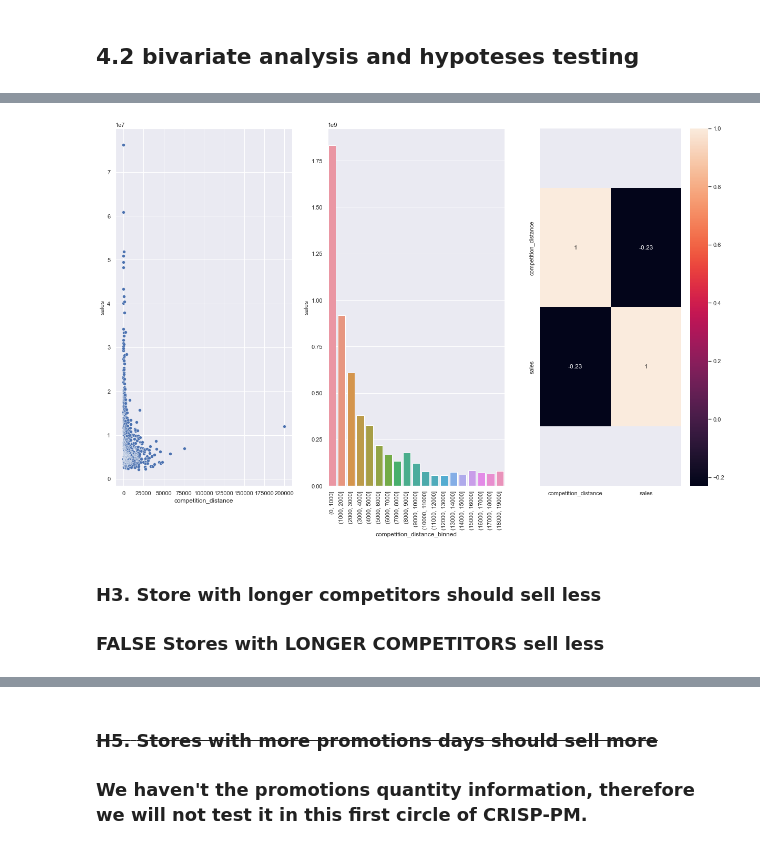
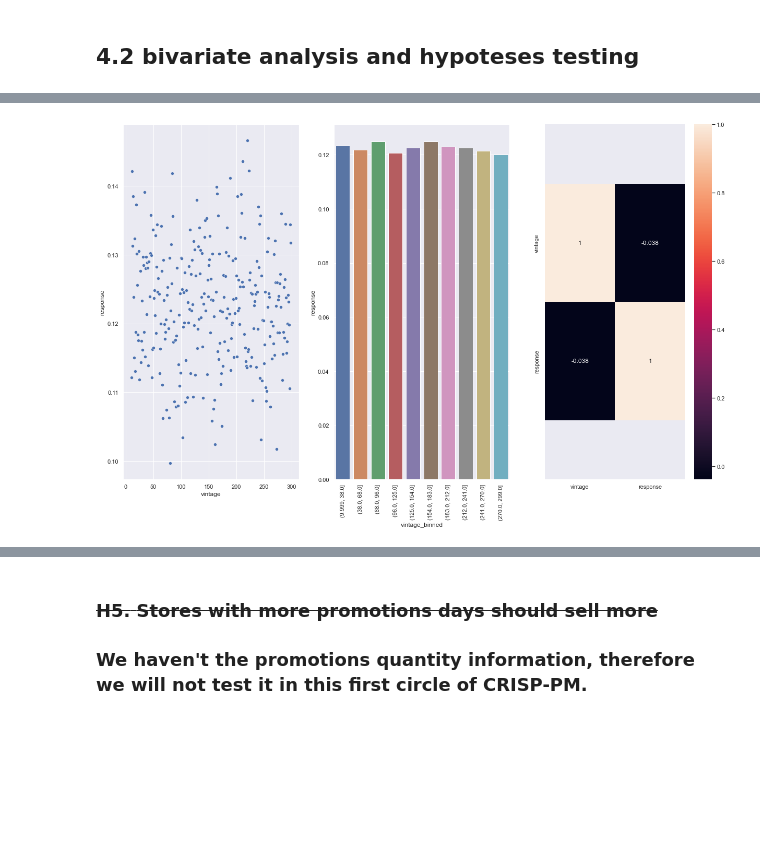
Before and after one commit to ViniciusKos/insurance_cross, a Jupyter notebook: forecast_sales.ipynb, the cells around one changed output, grey strips where cells are left out. Drawn from its saved outputs; the diff is of its cells as text; code cells hidden in the pictures; blank space fills up the shorter version.

```diff
--- a/forecast_sales.ipynb
+++ b/forecast_sales.ipynb
@@ -347,25 +330,21 @@ aux2.pivot_table( index='year_week', columns='assortment', values='sales' ).plot
 # %%
-aux1 = df4[['competition_distance', 'sales']].groupby( 'competition_distance' ).sum().reset_index()
+aux1 = df4[['vintage', 'response']].groupby( 'vintage' ).mean().reset_index()
 
 plt.subplot( 1, 3, 1 )
-sns.scatterplot( x ='competition_distance', y='sales', data=aux1 );
+sns.scatterplot( x ='vintage', y='response', data=aux1 );
 
 plt.subplot( 1, 3, 2 )
-bins = list( np.arange( 0, 20000, 1000) )
-aux1['competition_distance_binned'] = pd.cut( aux1['competition_distance'], bins=bins )
-aux2 = aux1[['competition_distance_binned', 'sales']].groupby( 'competition_distance_binned' ).sum().reset_index()
-sns.barplot( x='competition_distance_binned', y='sales', data=aux2 );
+aux1['vintage_binned']=pd.qcut(df4['vintage'],10)
+aux2 = aux1[['vintage_binned', 'response']].groupby( 'vintage_binned' ).mean().reset_index()
+sns.barplot( x='vintage_binned', y='response', data=aux2 );
 plt.xticks( rotation=90 );
 
 plt.subplot( 1, 3, 3 )
 x = sns.heatmap( aux1.corr( method='pearson' ), annot=True );
 bottom, top = x.get_ylim()
 x.set_ylim( bottom+0.5, top-0.5 );
 
 fig = plt.gcf()
 fig.set_size_inches(20.5, 12.5)
 # %% [output]
-[figure, old version]
+[figure, new version]
-# %% [markdown]
-### **H3.** Store with longer competitors should sell less
-### **FALSE** Stores with LONGER COMPETITORS sell less
```
Also changed, not shown: parts of 21 cells of this notebook.
